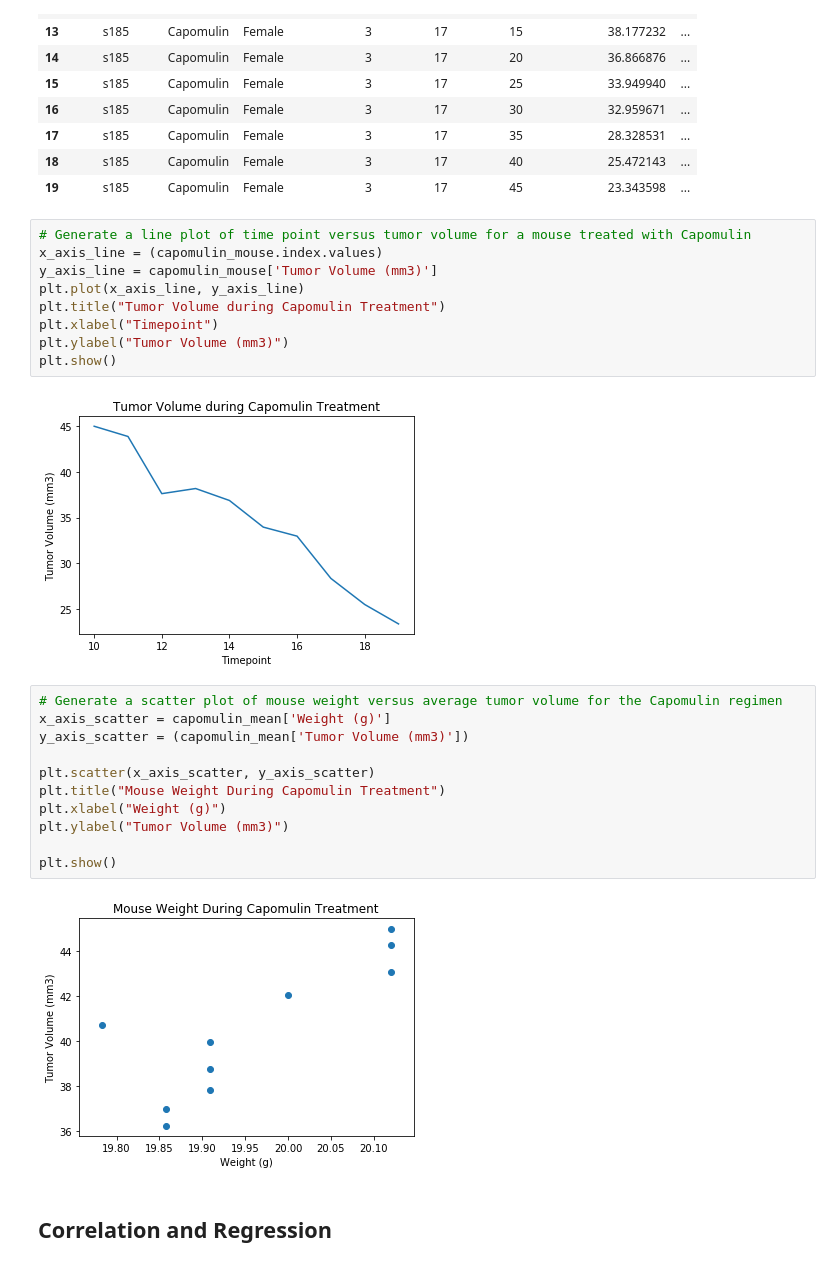
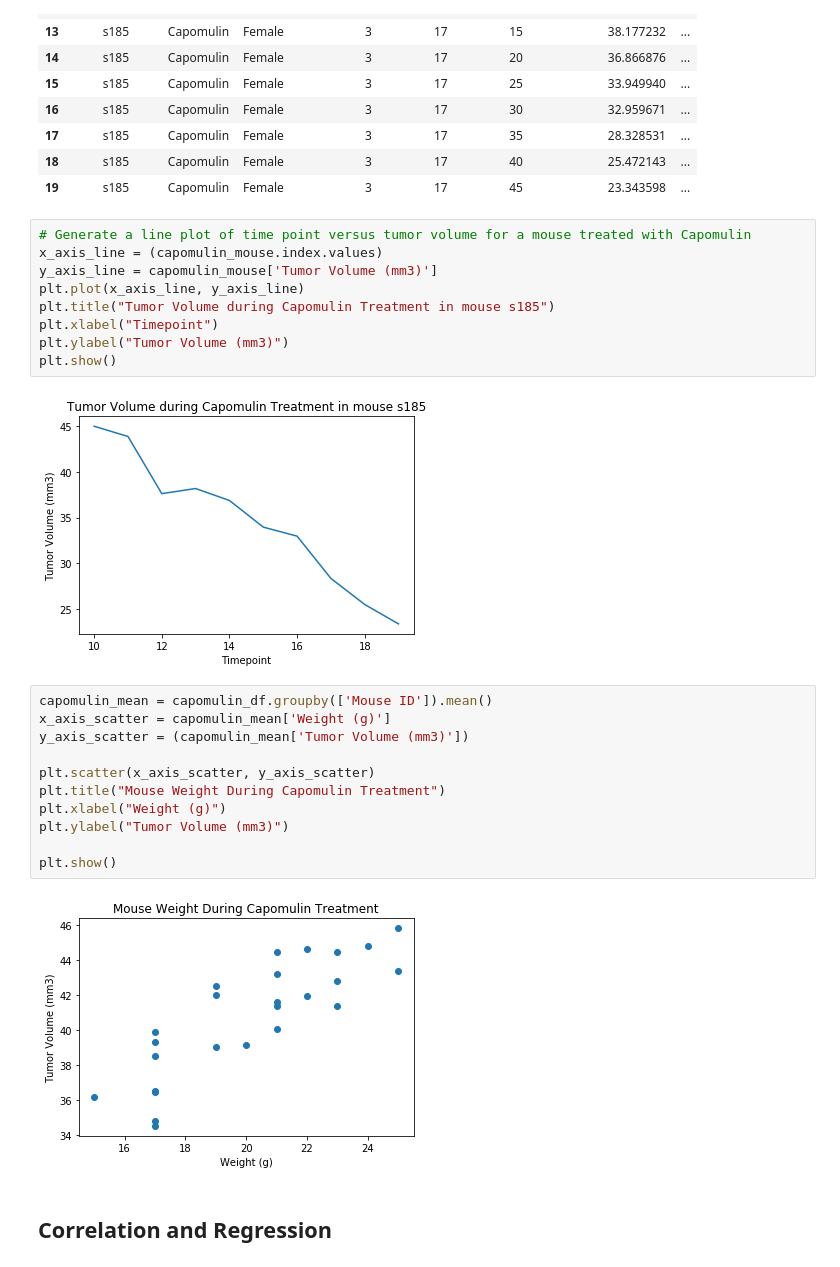
Before and after one commit to tanazimmer/Matplotlib-challenge, a Jupyter notebook: pymaceuticals.ipynb, the cells around one changed output. Cells and saved outputs as stored; diff of their text form.

```diff
--- a/pymaceuticals.ipynb
+++ b/pymaceuticals.ipynb
@@ -357,16 +358,16 @@ capomulin_mouse
 # %%
 # Generate a line plot of time point versus tumor volume for a mouse treated with Capomulin
 x_axis_line = (capomulin_mouse.index.values)
 y_axis_line = capomulin_mouse['Tumor Volume (mm3)']
 plt.plot(x_axis_line, y_axis_line)
-plt.title("Tumor Volume during Capomulin Treatment")
+plt.title("Tumor Volume during Capomulin Treatment in mouse s185")
 plt.xlabel("Timepoint")
 plt.ylabel("Tumor Volume (mm3)")
 plt.show()
 # %% [output]
-[figure, old version]
+[figure, new version]
 # %%
-# Generate a scatter plot of mouse weight versus average tumor volume for the Capomulin regimen
+capomulin_mean = capomulin_df.groupby(['Mouse ID']).mean()
 x_axis_scatter = capomulin_mean['Weight (g)']
 y_axis_scatter = (capomulin_mean['Tumor Volume (mm3)'])
 
@@ -377,7 +378,7 @@ plt.ylabel("Tumor Volume (mm3)")
 
 plt.show()
 # %% [output]
-[figure, old version]
+[figure, new version]
 # %% [markdown]
 ## Correlation and Regression
 # %%
```
Also changed, not shown: parts of 8 cells of this notebook, 1 other file.
